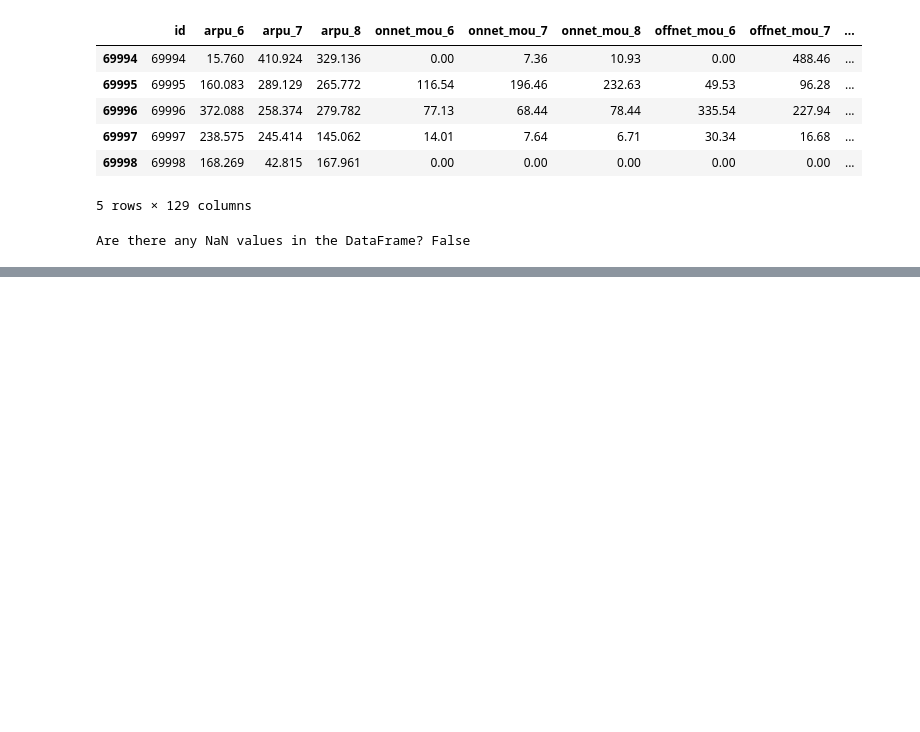
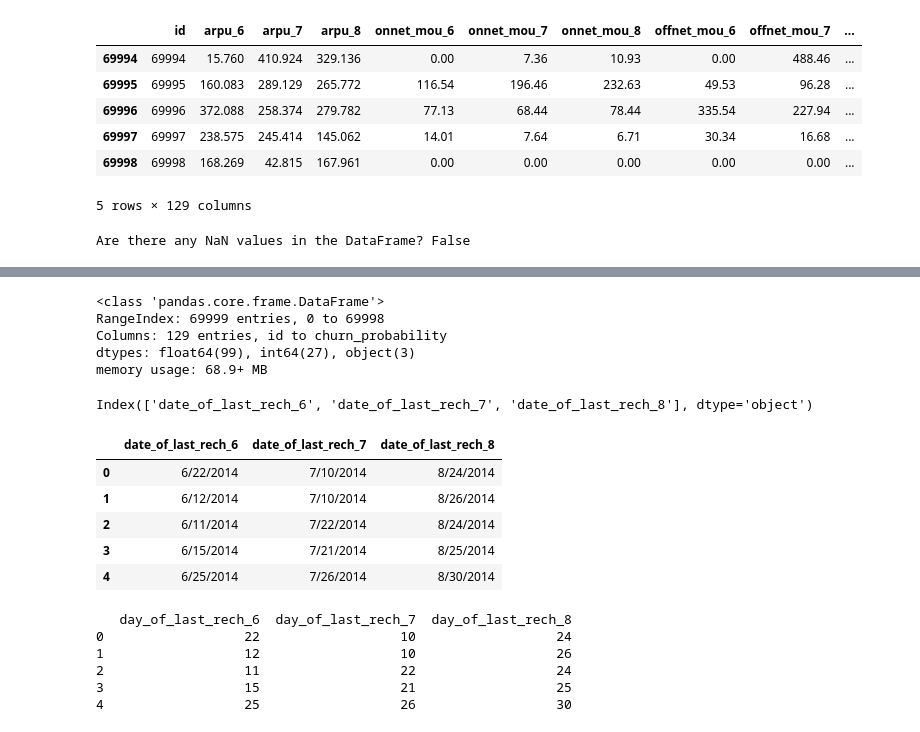
Before and after one commit to Vinaybora/Telecom-Churn-Prediction, a Jupyter notebook: eda.ipynb, the cells around one changed output, grey strips where cells are left out. Saved outputs shown, nothing was run; the diff lists cells and outputs as text; code cells hidden in the pictures; blank space fills up the shorter version.

Commit message:
handled date  values

```diff
--- a/eda.ipynb
+++ b/eda.ipynb
@@ -120,21 +123,20 @@ print(missing_data_table)
 
 [84 rows x 2 columns]
 # %%
-#fill all null value with mode and mean
 import pandas as pd
 
 # Fill null values for numerical columns with the mean
 numerical_columns = df.select_dtypes(include=['int64', 'float64']).columns
 for column in numerical_columns:
     if df[column].isnull().any():  # Check if there are null values
-        df[column].fillna(df[column].median(), inplace=True)
+        df[column] = df[column].fillna(df[column].median())
 
 # Fill null values for categorical columns with the mode
 categorical_columns = df.select_dtypes(include=['object', 'category']).columns
 for column in categorical_columns:
     if df[column].isnull().any():  # Check if there are null values
-        df[column].fillna(df[column].mode()[0], inplace=True)
+        df[column] = df[column].fillna(df[column].mode()[0])
 
 # Print confirmation
-print("Filled null values: Numerical columns with mean, categorical columns with mode.")
+print("Filled null values: Numerical columns with median, categorical columns with mode.")
 # %% [output]
@@ -216,0 +230,43 @@ Are there any NaN values in the DataFrame? False
+# %%
+df.info()
+# %% [output]
+<class 'pandas.core.frame.DataFrame'>
+RangeIndex: 69999 entries, 0 to 69998
+Columns: 129 entries, id to churn_probability
+dtypes: float64(99), int64(27), object(3)
+memory usage: 68.9+ MB
+# %%
+#print all the columns which are having object datatype in df
+print(df.select_dtypes(include=['object']).columns)
+# %% [output]
+Index(['date_of_last_rech_6', 'date_of_last_rech_7', 'date_of_last_rech_8'], dtype='object')
+# %%
+df[['date_of_last_rech_6', 'date_of_last_rech_7', 'date_of_last_rech_8']].head()
+# %% [output]
+|  | date_of_last_rech_6 | date_of_last_rech_7 | date_of_last_rech_8 |
+| 0 | 6/22/2014 | 7/10/2014 | 8/24/2014 |
+| 1 | 6/12/2014 | 7/10/2014 | 8/26/2014 |
+| 2 | 6/11/2014 | 7/22/2014 | 8/24/2014 |
+| 3 | 6/15/2014 | 7/21/2014 | 8/25/2014 |
+| 4 | 6/25/2014 | 7/26/2014 | 8/30/2014 |
+# %%
+
+# Convert the date columns to datetime
+df['date_of_last_rech_6'] = pd.to_datetime(df['date_of_last_rech_6'])
+df['date_of_last_rech_7'] = pd.to_datetime(df['date_of_last_rech_7'])
+df['date_of_last_rech_8'] = pd.to_datetime(df['date_of_last_rech_8'])
+
+# Extract the day from the date columns
+df['day_of_last_rech_6'] = df['date_of_last_rech_6'].dt.day
+df['day_of_last_rech_7'] = df['date_of_last_rech_7'].dt.day
+df['day_of_last_rech_8'] = df['date_of_last_rech_8'].dt.day
+
+# Display the DataFrame with the extracted days
+print(df[['day_of_last_rech_6', 'day_of_last_rech_7', 'day_of_last_rech_8']].head())
+# %% [output]
+   day_of_last_rech_6  day_of_last_rech_7  day_of_last_rech_8
+0                  22                  10                  24
+1                  12                  10                  26
+2                  11                  22                  24
+3                  15                  21                  25
+4                  25                  26                  30
```
Also changed, not shown: parts of 16 cells of this notebook.
